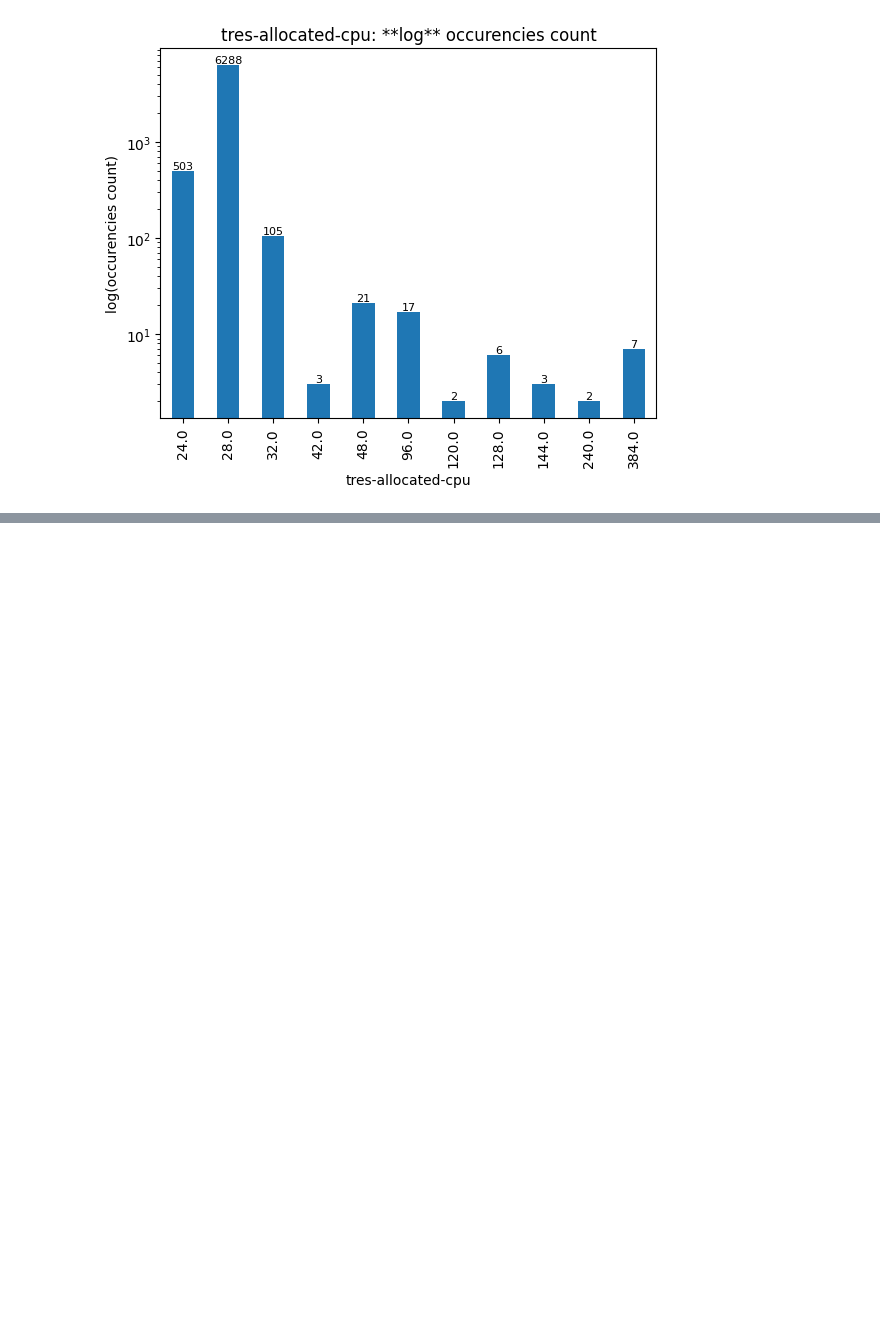
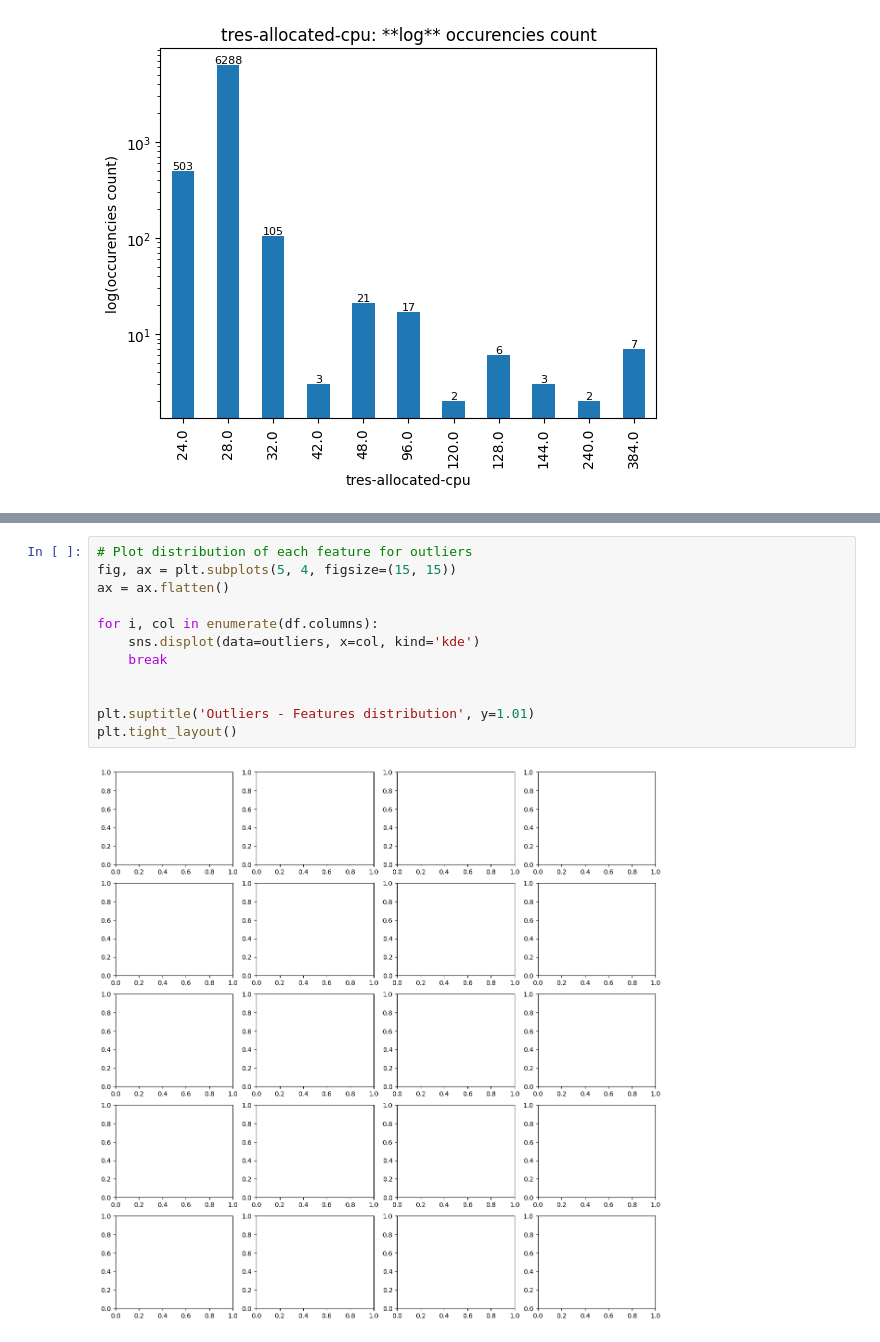
Before and after one commit to admire-eurohpc/AnomalyDetection, a Jupyter notebook: notebooks/outlier_analysis.ipynb, the cells around one changed output, grey strips where cells are left out. Drawn from its saved outputs; the diff is of its cells as text; blank space fills up the shorter version.

```diff
--- a/notebooks/outlier_analysis.ipynb
+++ b/notebooks/outlier_analysis.ipynb
@@ -132,0 +165,14 @@ for i, v in enumerate(counts):
+# %%
+# Plot distribution of each feature for outliers
+fig, ax = plt.subplots(5, 4, figsize=(15, 15))
+ax = ax.flatten()
+
+for i, col in enumerate(df.columns):
+    sns.displot(data=outliers, x=col, kind='kde')
+    break
+
+
+plt.suptitle('Outliers - Features distribution', y=1.01)
+plt.tight_layout()
+# %% [output]
+[figure, added]
```
Also changed, not shown: parts of 5 cells of this notebook, 1 other file.
